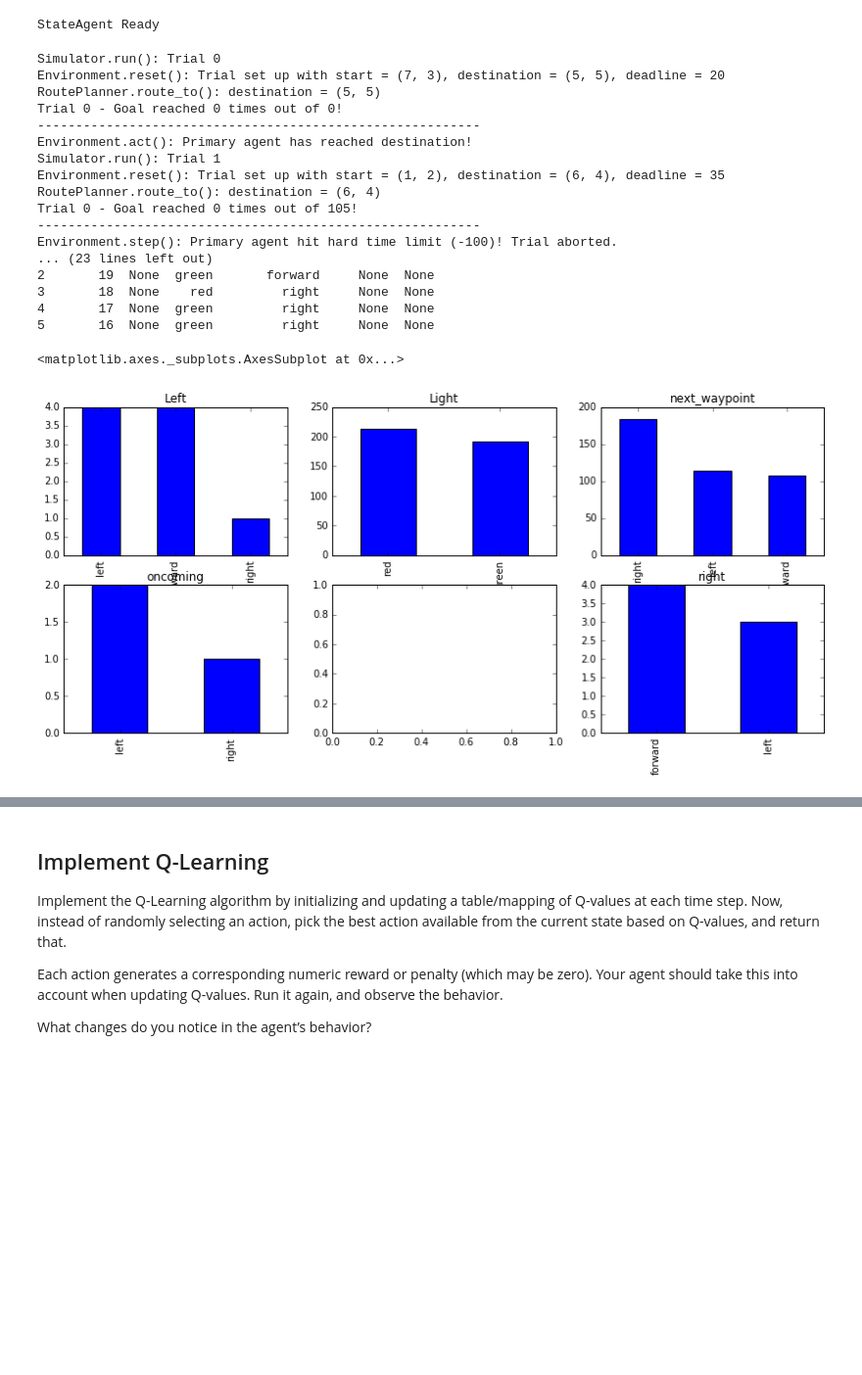
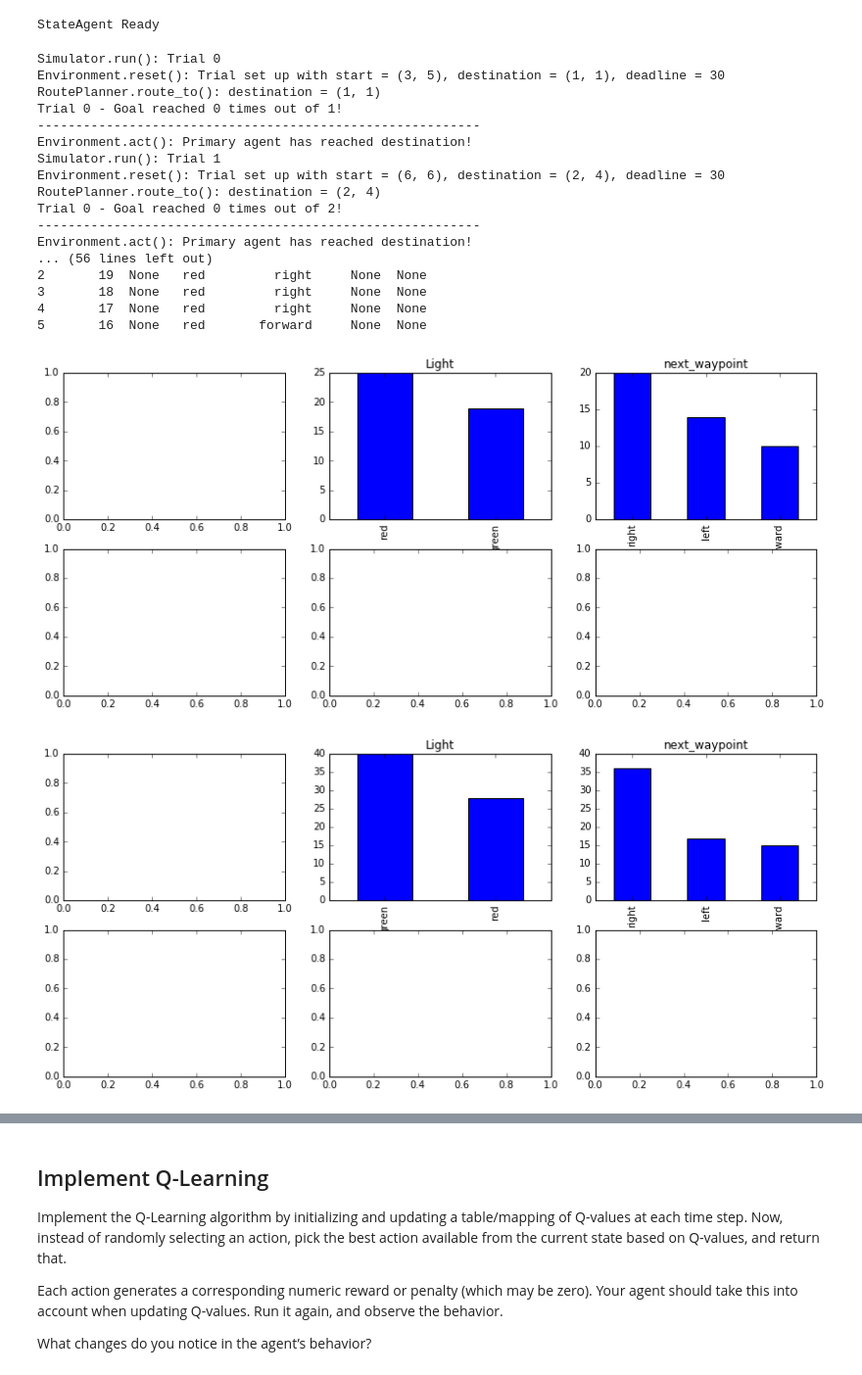
Before and after one commit to llathrop/smartcab, a Jupyter notebook: agent.ipynb, the cells around one changed output, grey strips where cells are left out. Shown at 98% size. Cells and saved outputs as stored; diff of their text form; code cells hidden in the pictures; blank space fills up the shorter version.

Commit message:
feat: record data per trial, and graph

```diff
--- a/agent.ipynb
+++ b/agent.ipynb
@@ -74,28 +77,30 @@ class RandomAgent(Agent):
         # TODO: Initialize any additional variables here
         self.availableAction = [None, 'forward', 'left', 'right']
         self.goal=0
-        self.runs=0
-        self.features={}
-
+        self.steps=0
+        self.features=[]
 
     def reset(self, destination=None):
         self.planner.route_to(destination)
         # TODO: Prepare for a new trip; reset any variables here, if required
         #print"RESET, Final state:\n", self.state
+        self.features.append({})
+        self.steps=0
         try:
             if self.state[0]>0:
-                print "PASS! {} steps to goal,Goal reached {} times out of {}!".format(self.state[0],self.goal,self.runs)
+                print "PASS! {} steps to goal,Goal reached {} times out of {}!".format(self.state[0],self.goal,len(self.features))
                 self.goal+=1
             else:
-                print "FAIL! {} steps to goal,Goal reached {} times out of {}!".format(self.state[0],self.goal,self.runs)
+                print "FAIL! {} steps to goal,Goal reached {} times out of {}!".format(self.state[0],self.goal,len(self.features))
                 pass
         except:
-            print "Trial 0 - Goal reached {} times out of {}!".format(self.goal,self.runs)
+            print "Trial 0 - Goal reached {} times out of {}!".format(self.goal,len(self.features))
             pass
         print "----------------------------------------------------------"
 
     def update(self, t):
         # Gather inputs
+        self.steps+=1
         self.next_waypoint = self.planner.next_waypoint()  # from route planner, also displayed by simulator
         inputs = self.env.sense(self)
         deadline = self.env.get_deadline(self)
@@ -171,25 +184,24 @@ class StateAgent(RandomAgent):
         self.availableAction = [None, 'forward', 'left', 'right']
         self.next_waypoint   = None
         self.goal=0
-        self.runs=0
-        self.features={}
-
+        self.steps=0
+        self.features=[]
 
     def update(self, t):
         # Gather inputs
+        self.steps+=1
+
         self.lastWaypoint = self.next_waypoint
         self.next_waypoint = self.planner.next_waypoint()  # from route planner, also displayed by simulator
         inputs = self.env.sense(self)
 
         deadline = self.env.get_deadline(self)
 
-        self.runs+=1
-
         # TODO: Update state
         inputs['deadline']=deadline
         inputs['next_waypoint']=self.next_waypoint
         self.state= inputs
-        self.features[self.runs]=self.state
+        self.features[len(self.features)-1][self.steps]=self.state
         # TODO: Select action according to your policy
 
         action = self.availableAction[random.randint(0,3)]
@@ -204,37 +216,39 @@ print "StateAgent Ready"
 StateAgent Ready
 # %%
 stateFeatures=run(agentType=StateAgent,trials=5)
-
-print "features:\n",stateFeatures.head(5)
 
 #stateFeatures.next_waypoint
 
 import matplotlib.pyplot as plt
 
-fig, axes = plt.subplots(nrows=2, ncols=3,figsize=(14,6))
+for f in stateFeatures:
+    print "features:{}\n".format(len(f))
+    print f.head(5)
+    fig, axes = plt.subplots(nrows=2, ncols=3,figsize=(14,6))
 
-pd.value_counts(stateFeatures.left.ravel()).plot(kind='bar', title="Left",ax=axes[0,0])
-pd.value_counts(stateFeatures.light.ravel()).plot(kind='bar', title="Light",ax=axes[0,1])
-pd.value_counts(stateFeatures.next_waypoint.ravel()).plot(kind='bar', title="next_waypoint",ax=axes[0,2])
-pd.value_counts(stateFeatures.oncoming.ravel()).plot(kind='bar', title="oncoming",ax=axes[1,0])
-pd.value_counts(stateFeatures.right.ravel()).plot(kind='bar', title="right",ax=axes[1,2])
+    #pd.value_counts(f.left.ravel()).plot(kind='bar', title="Left",ax=axes[0,0])
+    pd.value_counts(f.light.ravel()).plot(kind='bar', title="Light",ax=axes[0,1])
+    pd.value_counts(f.next_waypoint.ravel()).plot(kind='bar', title="next_waypoint",ax=axes[0,2])
+    #pd.value_counts(f.oncoming.ravel()).plot(kind='bar', title="oncoming",ax=axes[1,0])
+    #pd.value_counts(f.right.ravel()).plot(kind='bar', title="right",ax=axes[1,2])
+    fig.show()
 # %% [output]
 Simulator.run(): Trial 0
-Environment.reset(): Trial set up with start = (7, 3), destination = (5, 5), deadline = 20
-RoutePlanner.route_to(): destination = (5, 5)
-Trial 0 - Goal reached 0 times out of 0!
+Environment.reset(): Trial set up with start = (3, 5), destination = (1, 1), deadline = 30
+RoutePlanner.route_to(): destination = (1, 1)
+Trial 0 - Goal reached 0 times out of 1!
 ----------------------------------------------------------
 Environment.act(): Primary agent has reached destination!
 Simulator.run(): Trial 1
-Environment.reset(): Trial set up with start = (1, 2), destination = (6, 4), deadline = 35
-RoutePlanner.route_to(): destination = (6, 4)
-Trial 0 - Goal reached 0 times out of 105!
+Environment.reset(): Trial set up with start = (6, 6), destination = (2, 4), deadline = 30
+RoutePlanner.route_to(): destination = (2, 4)
+Trial 0 - Goal reached 0 times out of 2!
 ----------------------------------------------------------
-Environment.step(): Primary agent hit hard time limit (-100)! Trial aborted.
-... (23 lines left out)
-2       19  None  green       forward     None  None
-3       18  None    red         right     None  None
-4       17  None  green         right     None  None
-5       16  None  green         right     None  None
+Environment.act(): Primary agent has reached destination!
+... (56 lines left out)
+2       19  None   red         right     None  None
+3       18  None   red         right     None  None
+4       17  None   red         right     None  None
+5       16  None   red       forward     None  None
-<matplotlib.axes._subplots.AxesSubplot at 0x...>
-[figure, old version]
+[figure, new version]
+[figure, added]
```
Also changed, not shown: parts of 4 cells of this notebook, 1 other file.
